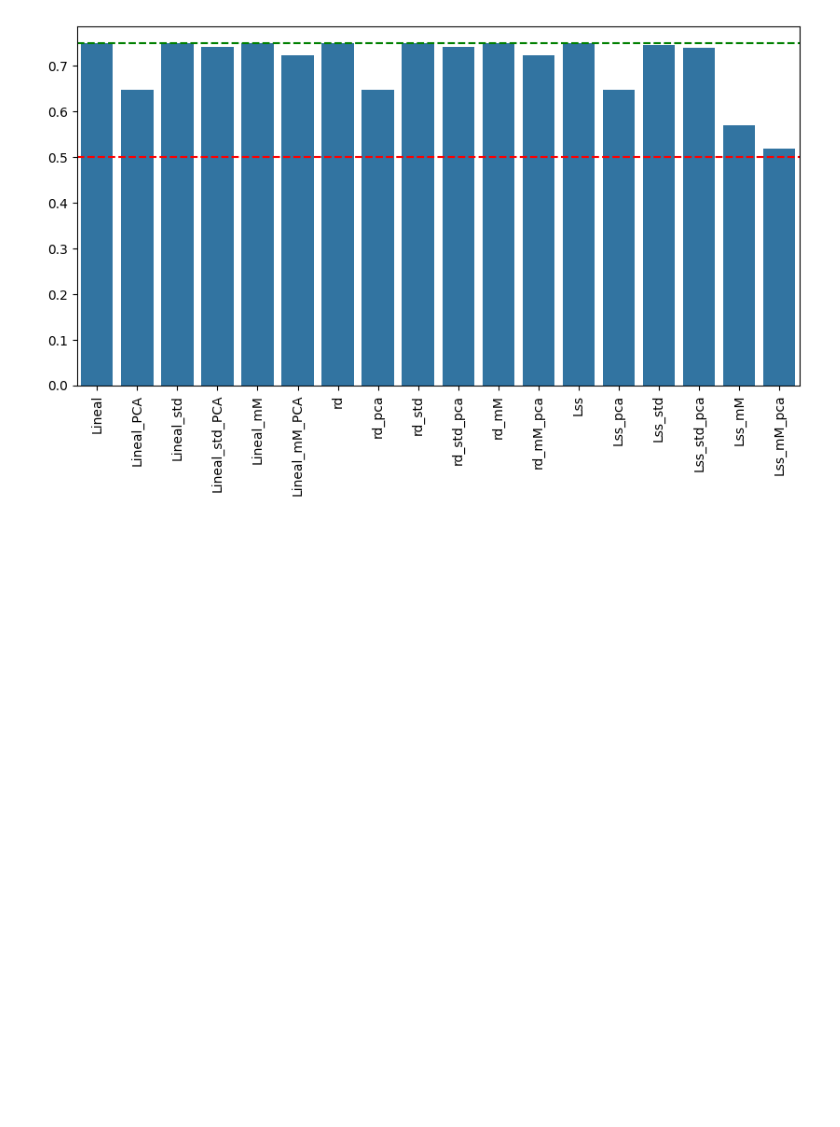
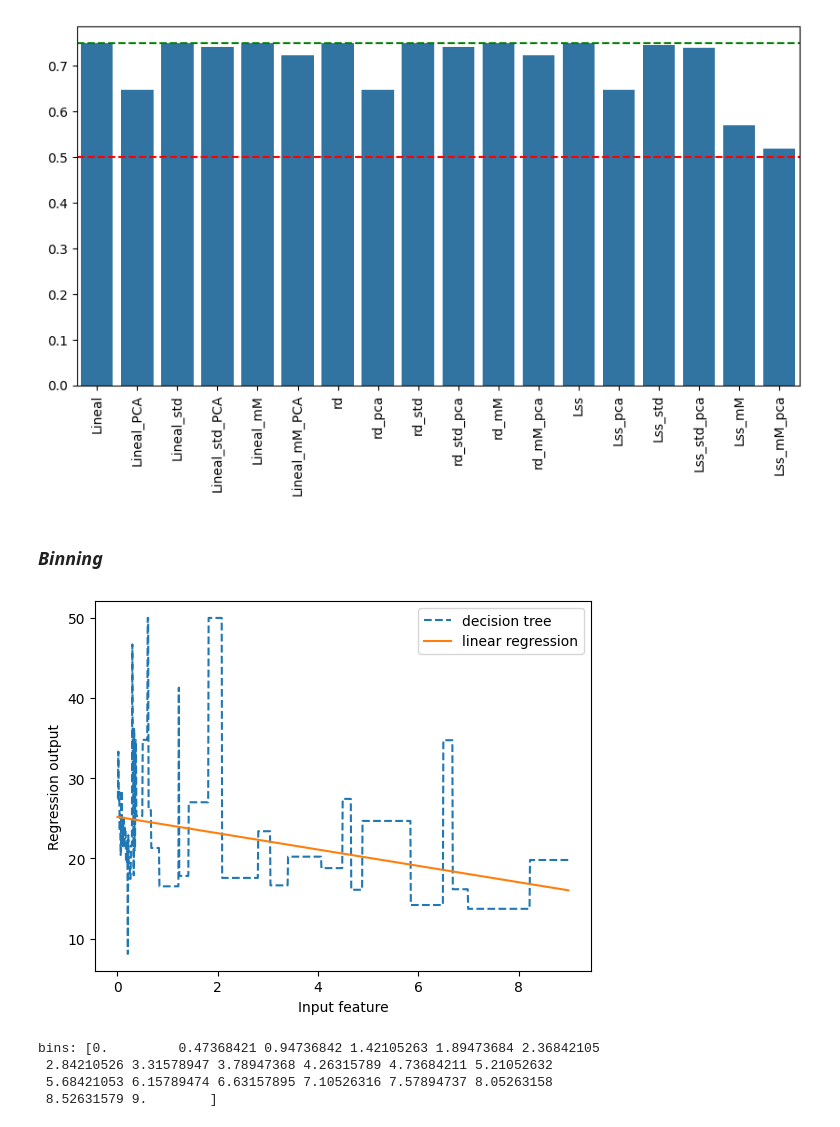
Before and after one commit to SantiagoGS97/Aprendizaje-Automatico, a Jupyter notebook: Semana 2.ipynb, the cells around one changed output. Cells and saved outputs as stored; diff of their text form; code cells hidden in the pictures; blank space fills up the shorter version.

Commit message:
se terminan las conclusiones y se agrega binning y caracteristicas polinomicas

```diff
--- a/Semana 2.ipynb
+++ b/Semana 2.ipynb
@@ -457,3 +457,29 @@ plt.axhline(y=0.75,color='green',linestyle='--')
 plt.show()
 # %% [output]
 [figure]
+# %% [markdown]
+### ***Binning***
+# %%
+X = np.array(Data.iloc[:,0]).reshape(-1,1)
+y = Data.iloc[:,13]
+# %%
+line = np.linspace(0, 9, 1000, endpoint=False).reshape(-1, 1)
+reg = DecisionTreeRegressor(min_samples_split=15).fit(X, y)
+plt.plot(line, reg.predict(line), label="decision tree",linestyle='--')
+reg = LinearRegression().fit(X, y)
+plt.plot(line, reg.predict(line), label="linear regression")
+plt.ylabel("Regression output")
+plt.xlabel("Input feature")
+plt.legend(loc="best")
+plt.show()
+# %% [output]
+[figure, added]
+# %%
+from sklearn.preprocessing import OneHotEncoder
+bins = np.linspace(0, 9, 20)
+print("bins: {}".format(bins))
+# %% [output]
+bins: [0.         0.47368421 0.94736842 1.42105263 1.89473684 2.36842105
+ 2.84210526 3.31578947 3.78947368 4.26315789 4.73684211 5.21052632
+ 5.68421053 6.15789474 6.63157895 7.10526316 7.57894737 8.05263158
+ 8.52631579 9.        ]
```
Also changed, not shown: parts of 18 cells of this notebook, 2 other files.
